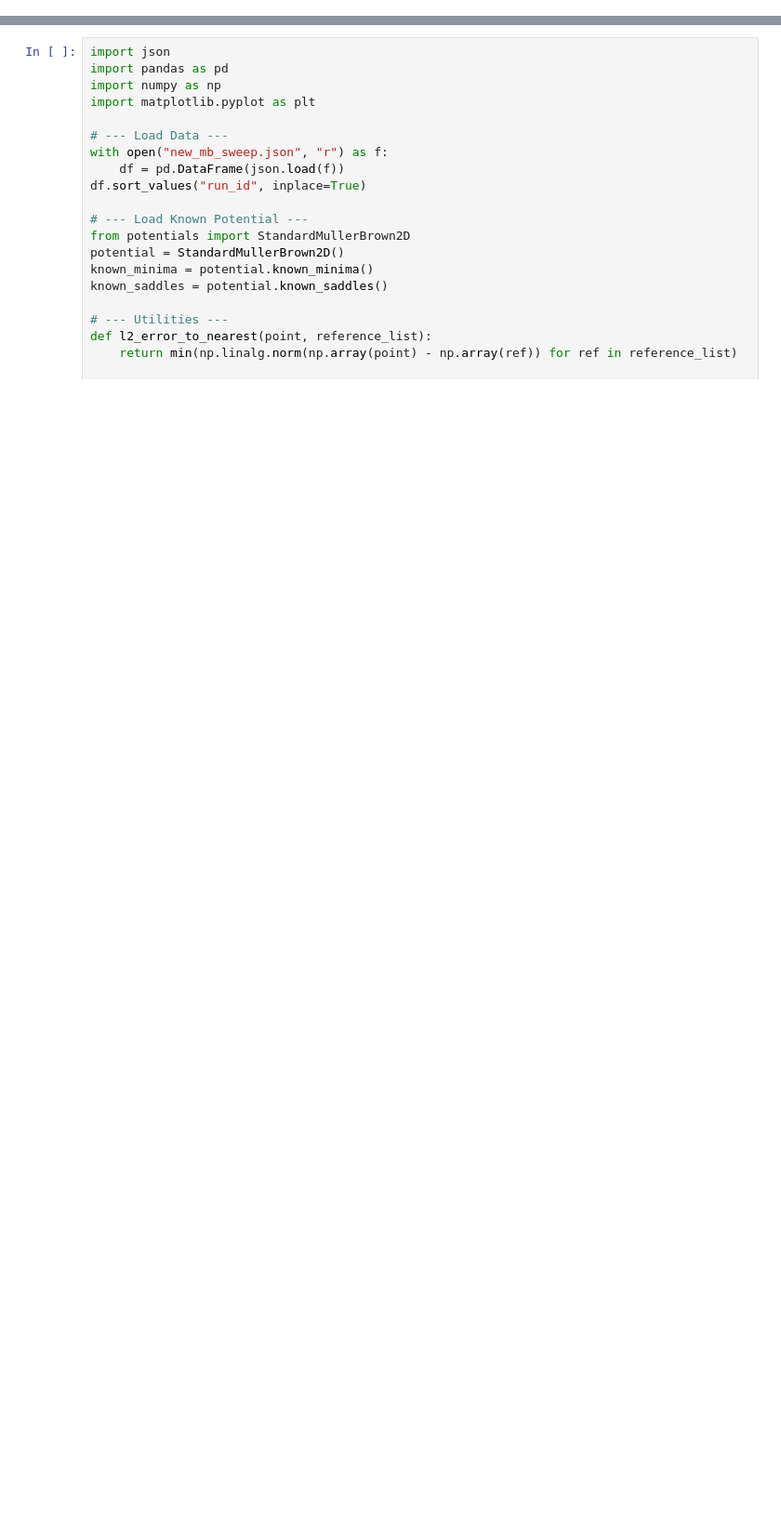
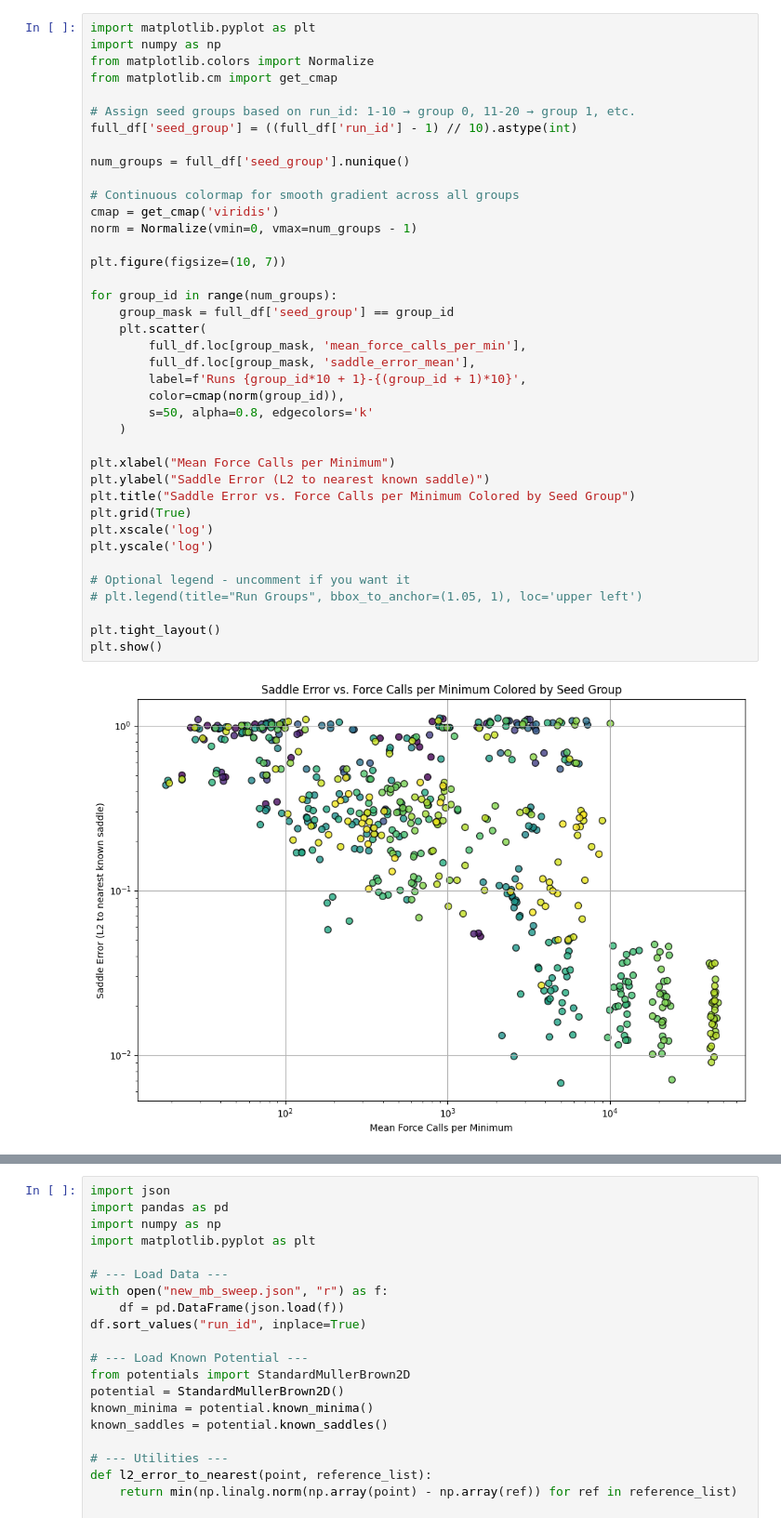
Before and after one commit to SimonNir/ca_abc, a Jupyter notebook: analyze_json.ipynb, the cells around one changed output, grey strips where cells are left out. Shown at 93% size. Drawn from its saved outputs; the diff is of its cells as text; blank space fills up the shorter version.

```diff
--- a/analyze_json.ipynb
+++ b/analyze_json.ipynb
@@ -0,0 +156,41 @@
+# %%
+import matplotlib.pyplot as plt
+import numpy as np
+from matplotlib.colors import Normalize
+from matplotlib.cm import get_cmap
+
+# Assign seed groups based on run_id: 1-10 → group 0, 11-20 → group 1, etc.
+full_df['seed_group'] = ((full_df['run_id'] - 1) // 10).astype(int)
+
+num_groups = full_df['seed_group'].nunique()
+
+# Continuous colormap for smooth gradient across all groups
+cmap = get_cmap('viridis')
+norm = Normalize(vmin=0, vmax=num_groups - 1)
+
+plt.figure(figsize=(10, 7))
+
+for group_id in range(num_groups):
+    group_mask = full_df['seed_group'] == group_id
+    plt.scatter(
+        full_df.loc[group_mask, 'mean_force_calls_per_min'],
+        full_df.loc[group_mask, 'saddle_error_mean'],
+        label=f'Runs {group_id*10 + 1}-{(group_id + 1)*10}',
+        color=cmap(norm(group_id)),
+        s=50, alpha=0.8, edgecolors='k'
+    )
+
+plt.xlabel("Mean Force Calls per Minimum")
+plt.ylabel("Saddle Error (L2 to nearest known saddle)")
+plt.title("Saddle Error vs. Force Calls per Minimum Colored by Seed Group")
+plt.grid(True)
+plt.xscale('log')
+plt.yscale('log')
+
+# Optional legend - uncomment if you want it
+# plt.legend(title="Run Groups", bbox_to_anchor=(1.05, 1), loc='upper left')
+
+plt.tight_layout()
+plt.show()
+# %% [output]
+[figure, added]
```
Also changed, not shown: parts of 9 cells of this notebook, 4 other files.
